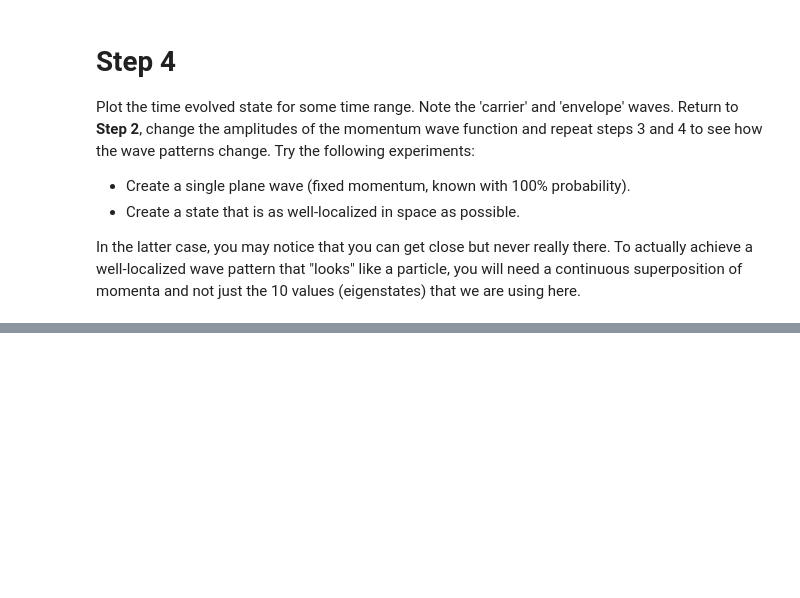
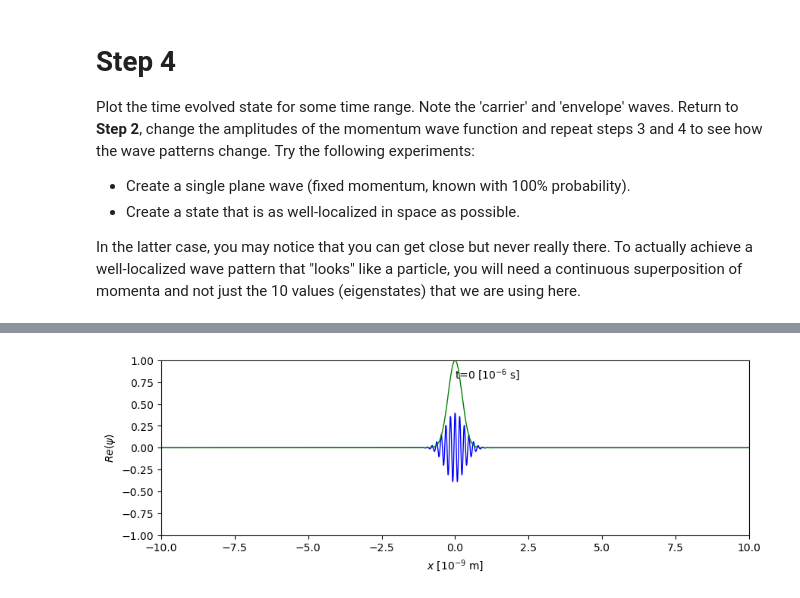
Before and after one commit to gvernard/PHY400-notebooks, a Jupyter notebook: Wave-packets.ipynb, the cells around one changed output, grey strips where cells are left out. Cells and saved outputs as stored; diff of their text form; code cells hidden in the pictures; blank space fills up the shorter version.

Commit message:
Working on analytic gaussian envelope.

```diff
--- a/Wave-packets.ipynb
+++ b/Wave-packets.ipynb
@@ -186,0 +360,31 @@ anim
+# %%
+def gauss_envelope(x):
+    p0 = slider_mu.value
+    beta = slider_sig.value
+    alpha = hbar/(2*beta)
+    norm = np.power(1.0/(2*np.pi*alpha**2),0.25)
+
+    values = np.zeros(len(x))
+    for i in range(0,len(x)):
+        expo = (x[i]-t*p0/m)**2/(4*alpha**2)
+        values[i] = np.exp(-expo)
+
+    return values
+
+
+
+
+fig_trans,ax = plt.subplots(figsize=(10, 3))
+ax.set_xlim(-xmax,xmax)
+ax.set_ylim(-1,1)
+ax.set_ylabel(r'$Re(\psi)$')
+ax.set_xlabel(r'$x$ [$10^{-9}$ m]')
+time_step = ax.text(0.5,0.9,r't=0 [$10^{-6}$ s]',transform=ax.transAxes)
+
+ax.plot(xs_cont,psi_real, 'b', lw=1)
+ax.plot(xs_cont,gauss_envelope(xs_cont), 'g', lw=1)
+
+plt.show()
+plt.close()
+# %% [output]
+[figure, added]
```
Also changed, not shown: parts of 8 cells of this notebook.
